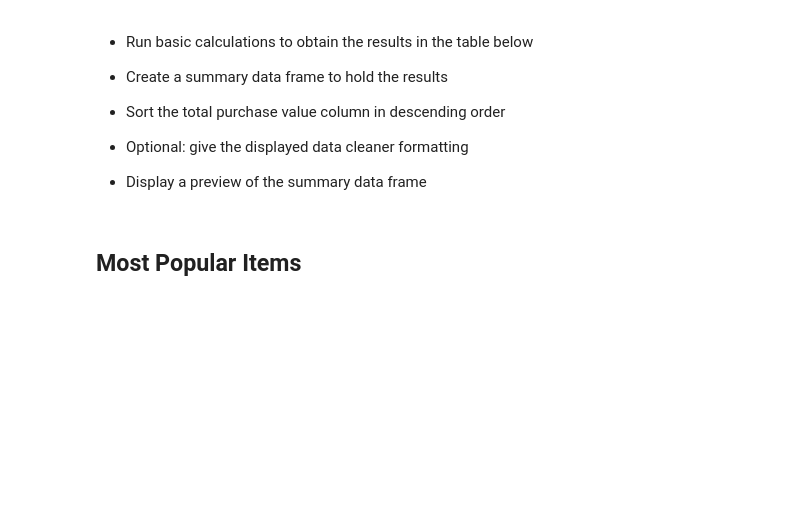
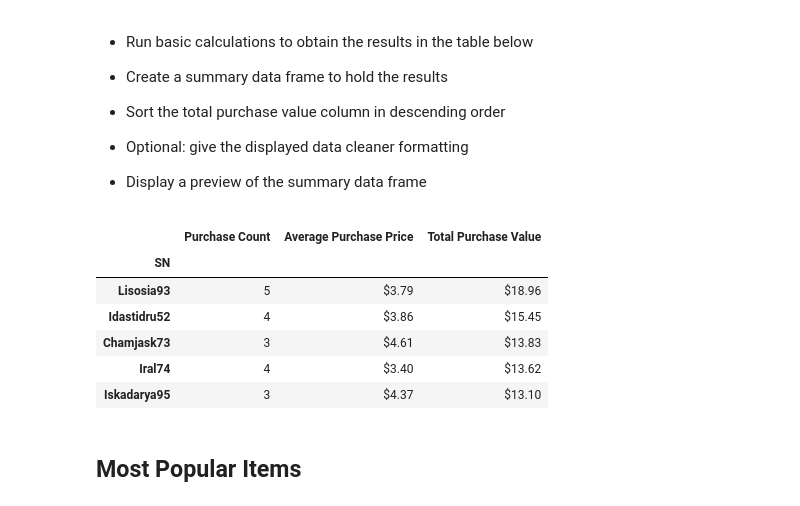
Before and after one commit to datng87/pandas-challenge, a Jupyter notebook: HeroesOfPymoli/HeroesOfPymoli_starter.ipynb, the cells around one changed output. Saved outputs shown, nothing was run; the diff lists cells and outputs as text; code cells hidden in the pictures; blank space fills up the shorter version.

```diff
--- a/HeroesOfPymoli/HeroesOfPymoli_starter.ipynb
+++ b/HeroesOfPymoli/HeroesOfPymoli_starter.ipynb
@@ -179,6 +239,35 @@ left_aligned_gender_purchase_df
 
 
 * Display a preview of the summary data frame
+# %%
+top_purchase_user_df=purchase_data.groupby("SN").sum().reset_index()
+top_purchase_user_df= top_purchase_user_df.sort_values(["Price"],ascending=False).head(5)
+top_five_purchasers = top_purchase_user_df["SN"].unique()
+top_five_index = pd.Series(top_five_purchasers)
+purchase_count_top_five =[]
+average_purchase_price_top_five=[]
+total_purchase_value=[]
+for i in top_five_purchasers:
+    purchase_count_top_five.append(purchase_data.loc[purchase_data["SN"]==i,"Price"].count())
+    average_purchase_price_top_five.append(purchase_data.loc[purchase_data["SN"]==i,"Price"].mean())
+    total_purchase_value.append(purchase_data.loc[purchase_data["SN"]==i,"Price"].sum())
+summary_top_spenders = pd.DataFrame({"SN":top_five_purchasers,
+                                   "Purchase Count":purchase_count_top_five,
+                                   "Average Purchase Price":average_purchase_price_top_five,
+                                   "Total Purchase Value":total_purchase_value})
+group_sn_purchase_df=summary_top_spenders.set_index("SN")
+group_sn_purchase_df["Average Purchase Price"] = group_sn_purchase_df["Average Purchase Price"].map("${:.2f}".format)
+group_sn_purchase_df["Total Purchase Value"] = group_sn_purchase_df["Total Purchase Value"].map("${:,.2f}".format)
+left_aligned_sn_purchase_df = group_sn_purchase_df.style.set_properties(**{'text-align': 'left'})
+left_aligned_sn_purchase_df
+# %% [output]
+|  | Purchase Count | Average Purchase Price | Total Purchase Value |
+| SN |  |  |  |
+| Lisosia93 | 5 | $3.79 | $18.96 |
+| Idastidru52 | 4 | $3.86 | $15.45 |
+| Chamjask73 | 3 | $4.61 | $13.83 |
+| Iral74 | 4 | $3.40 | $13.62 |
+| Iskadarya95 | 3 | $4.37 | $13.10 |
 # %% [markdown]
 ## Most Popular Items
 # %% [markdown]
```
Also changed, not shown: parts of 7 cells of this notebook.
